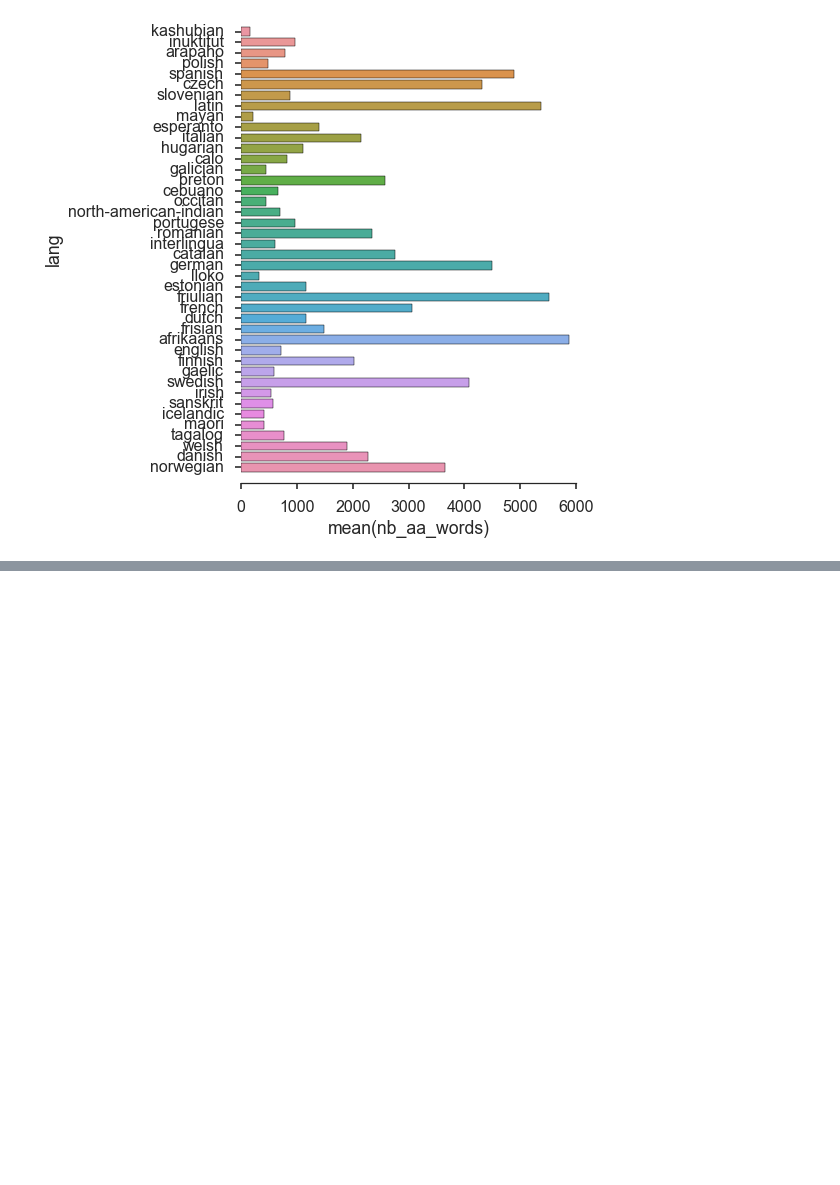
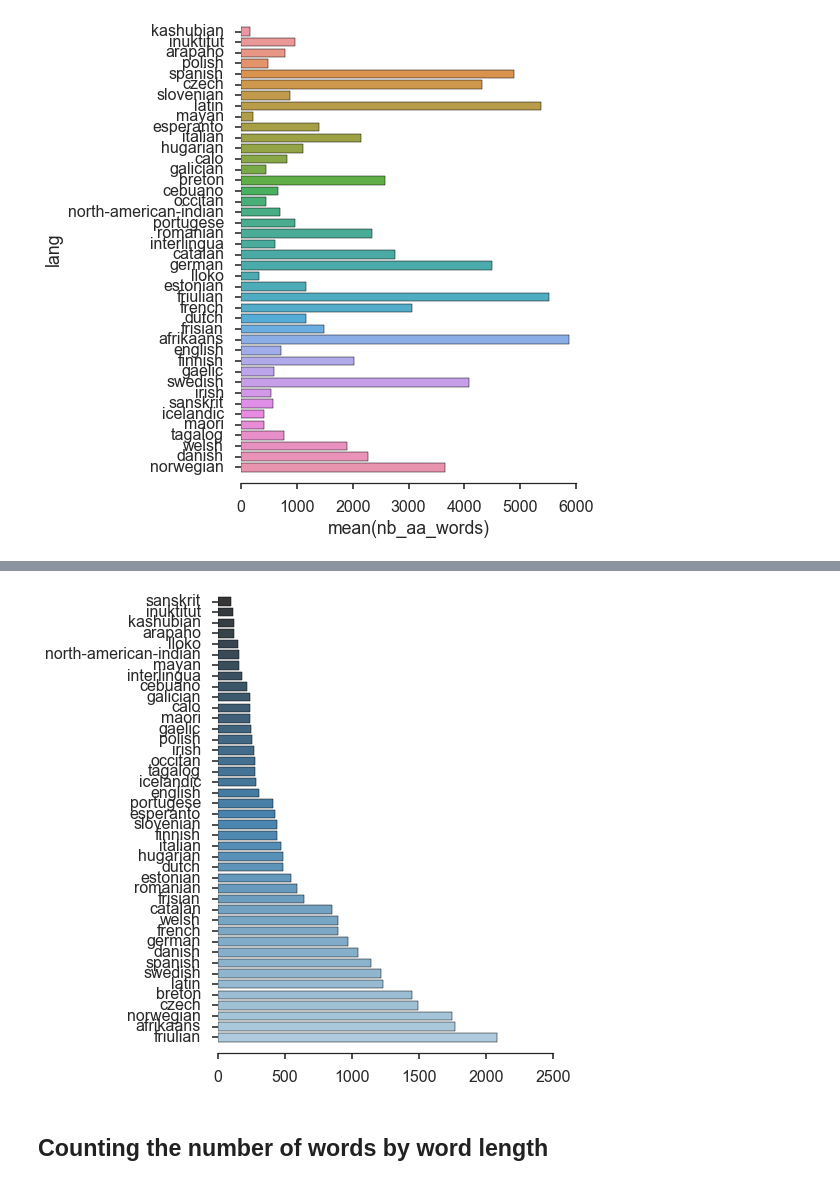
Before and after one commit to mgirardot/DataScienceChallenges, a Jupyter notebook: DataScienceChallenge5/analyse words made of amino acids.ipynb, the cells around one changed output, grey strips where cells are left out. Drawn from its saved outputs; the diff is of its cells as text; code cells hidden in the pictures; blank space fills up the shorter version.

```diff
--- a/DataScienceChallenge5/analyse words made of amino acids.ipynb
+++ b/DataScienceChallenge5/analyse words made of amino acids.ipynb
@@ -121,0 +178,16 @@ for k,v in data.items():
+# %%
+count_df = words_df.apply(np.count_nonzero, axis=1)
+# %%
+count_df.sort_values(inplace=True)
+# %%
+sns.set_style("whitegrid")
+sns.set_style("ticks")
+sns.set_context('poster')
+plt.figure(figsize=(6,8))
+sns.barplot(count_df, count_df.index, palette="Blues_d")
+sns.despine(top=True, right=True, left=True, offset=10, trim=True)
+plt.show()
+# %% [output]
+[figure, added]
+# %% [markdown]
+## Counting the number of words by word length
```
Also changed, not shown: parts of 24 cells of this notebook, 1 other file.
